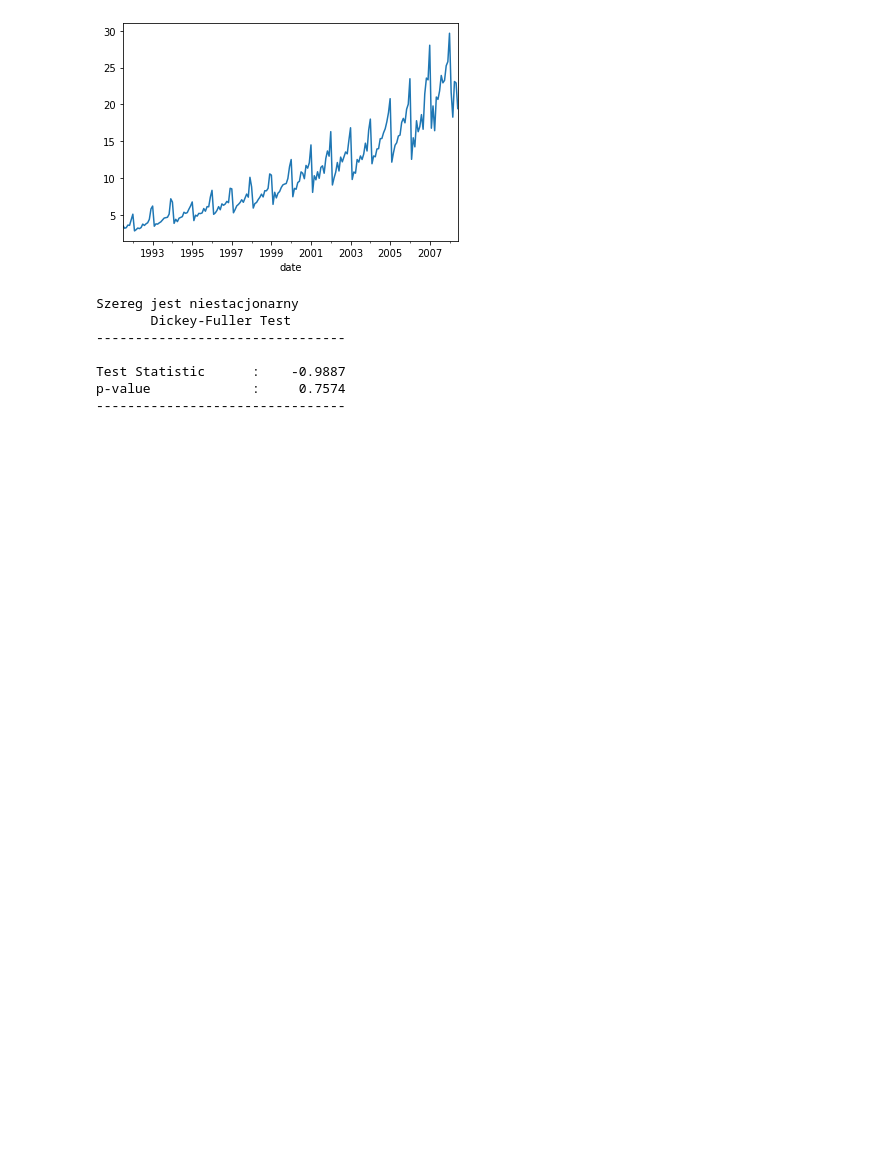
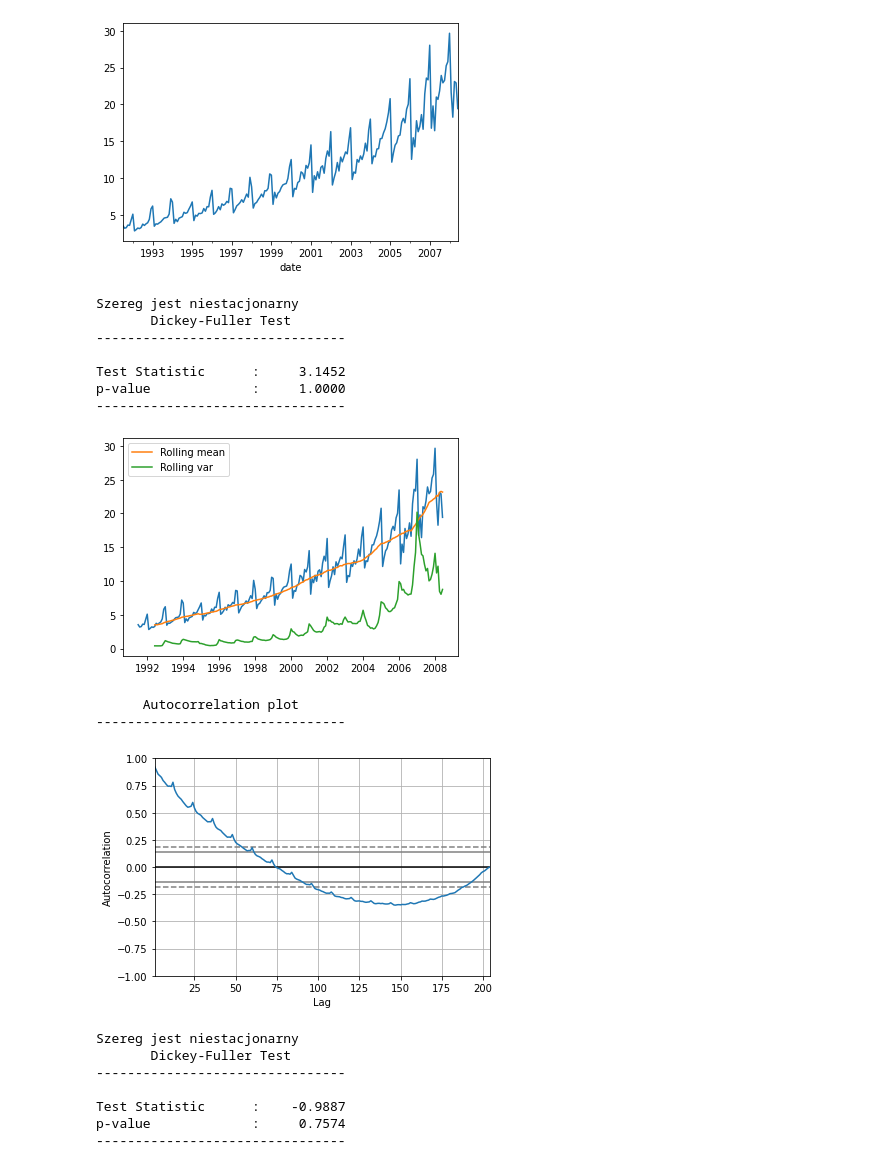
Before and after one commit to mdabrowski-phd/ds250223_regul, a Jupyter notebook: 04_szeregi_czasowe/03_przeksztalcenia_wstepne_szeregu.ipynb, the cells around one changed output. Saved outputs shown, nothing was run; the diff lists cells and outputs as text; code cells hidden in the pictures; blank space fills up the shorter version.

Commit message:
szeregi_03_ost

```diff
--- a/04_szeregi_czasowe/03_przeksztalcenia_wstepne_szeregu.ipynb
+++ b/04_szeregi_czasowe/03_przeksztalcenia_wstepne_szeregu.ipynb
@@ -331,6 +311,21 @@ a10.plot(legend=False)
 # %% [output]
 <matplotlib.axes._subplots.AxesSubplot at 0x...>
 [figure]
+# %%
+check_time_series_stationary(a10.value)
+#wariancja nie jest równa
+# %% [output]
+Szereg jest niestacjonarny
+       Dickey-Fuller Test
+--------------------------------
+
+Test Statistic      :     3.1452
+p-value             :     1.0000
+--------------------------------
+[figure, added]
+      Autocorrelation plot
+--------------------------------
+[figure, added]
 # %%
 log_a10 = np.log(a10)
 check_time_series_stationary(log_a10.value)
```
Also changed, not shown: parts of 25 cells of this notebook.
